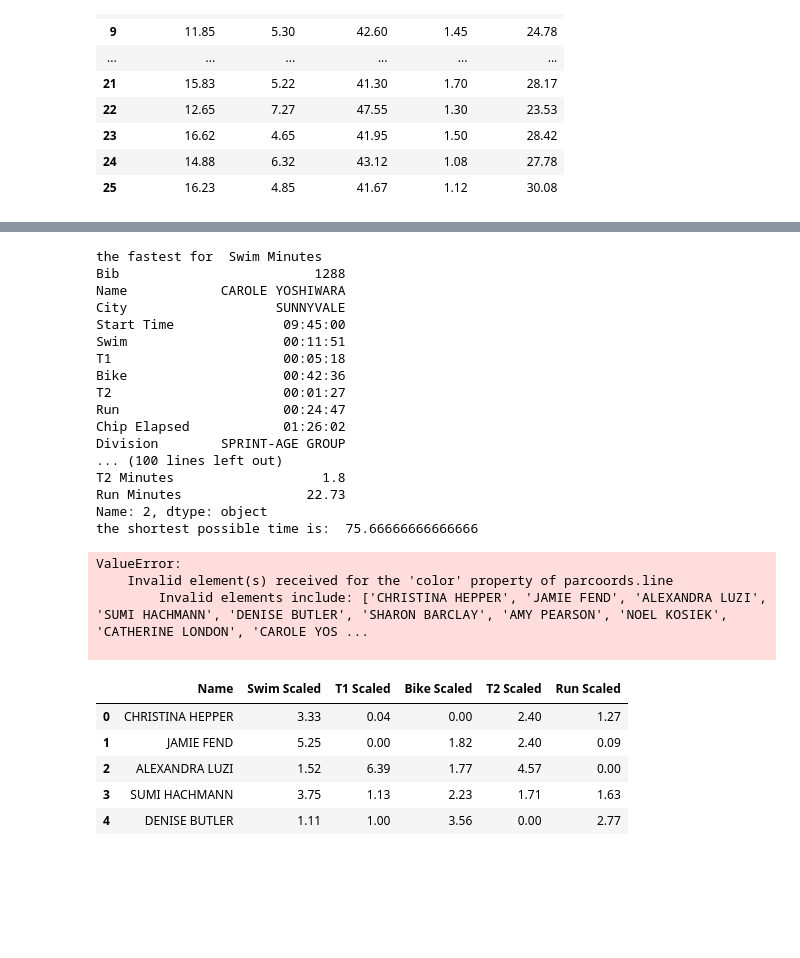
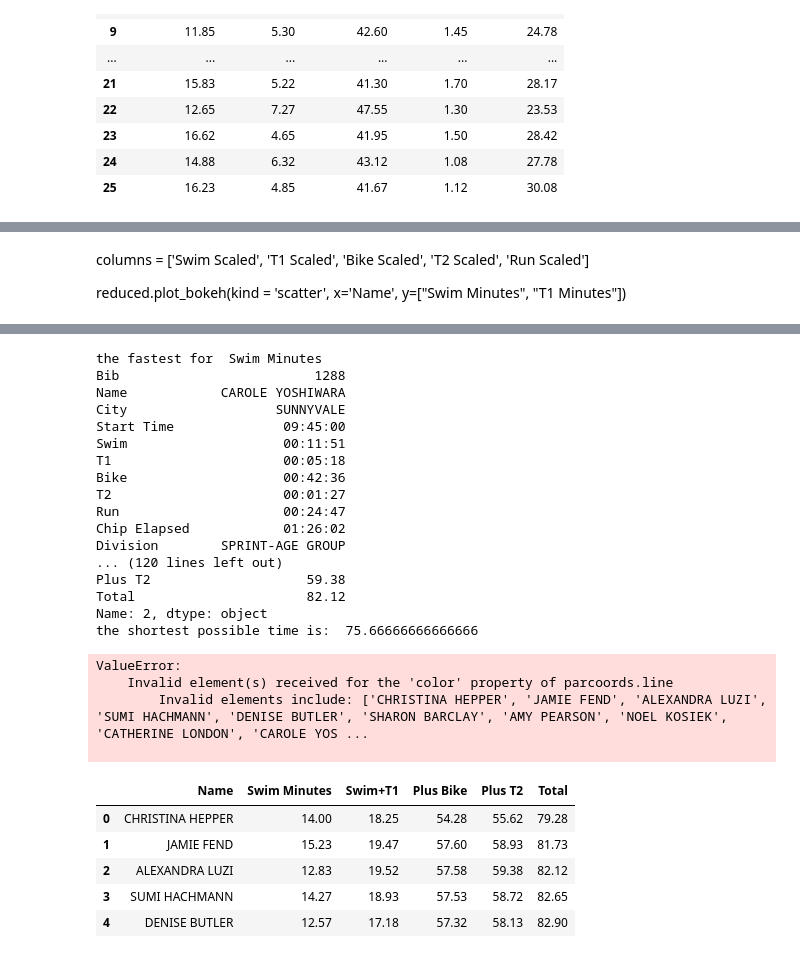
Before and after one commit to CBlumini/Triathalon_tracker, a Jupyter notebook: tri_analyzer.ipynb, the cells around one changed output, grey strips where cells are left out. Cells and saved outputs as stored; diff of their text form; code cells hidden in the pictures; blank space fills up the shorter version.

```diff
--- a/tri_analyzer.ipynb
+++ b/tri_analyzer.ipynb
@@ -84,6 +79,12 @@ data.describe()
 | 75% | 1219.00 | 91.00 | 46.00 | 19.00 | 15.15 | 5.75 | 41.93 | 1.86 | ... |
 | max | 1292.00 | 104.00 | 60.00 | 25.00 | 18.30 | 8.07 | 47.55 | 2.97 | ... |
 # %%
+data["Swim+T1"]=data["Swim Minutes"]+data["T1 Minutes"]
+data["Plus Bike"]=data["Swim+T1"]+data["Bike Minutes"]
+data["Plus T2"]=data["Plus Bike"]+data["T2 Minutes"]
+data["Total"]=data["Plus T2"]+data["Run Minutes"]
+
+
 data.head()
 # %% [output]
 |  | Bib | Name | City | Start Time | Swim | T1 | Bike | T2 | Run | Chip Elapsed | ... |
@@ -162,3 +164,9 @@ reduced.plot_bokeh(kind = 'scatter',
+# %% [markdown]
+columns = ['Swim Scaled', 'T1 Scaled', 'Bike Scaled', 'T2 Scaled', 'Run Scaled']
+
+reduced.plot_bokeh(kind = 'scatter',
+                  x='Name',
+                  y=["Swim Minutes", "T1 Minutes"])
 # %%
 #assign user variable
 user = "SAMANTHA DEWEES"
@@ -205,9 +213,9 @@ T2                      00:01:27
 Run                     00:24:47
 Chip Elapsed            01:26:02
 Division        SPRINT-AGE GROUP
-... (100 lines left out)
-T2 Minutes                   1.8
-Run Minutes                22.73
+... (120 lines left out)
+Plus T2                    59.38
+Total                      82.12
 Name: 2, dtype: object
 the shortest possible time is:  75.66666666666666
 # %%
@@ -230,15 +238,21 @@ ValueError:
 
 #print(shortestTime)
 # %%
-reduced2 = reduced.drop(reduced.columns[[0,2,3,4,5,6,7,8]], axis=1)
+data["Swim+T1"]=data["Swim Minutes"]+data["T1 Minutes"]
+data["Plus Bike"]=data["Swim+T1"]+data["Bike Minutes"]
+data["Plus T2"]=data["Plus Bike"]+data["T2 Minutes"]
+data["Total"]=data["Plus T2"]+data["Run Minutes"]
+
+
+reduced2 = data[["Name","Swim Minutes","Swim+T1","Plus Bike","Plus T2","Total"]]
 reduced2.head()
 # %% [output]
-|  | Name | Swim Scaled | T1 Scaled | Bike Scaled | T2 Scaled | Run Scaled |
-| 0 | CHRISTINA HEPPER | 3.33 | 0.04 | 0.00 | 2.40 | 1.27 |
-| 1 | JAMIE FEND | 5.25 | 0.00 | 1.82 | 2.40 | 0.09 |
-| 2 | ALEXANDRA LUZI | 1.52 | 6.39 | 1.77 | 4.57 | 0.00 |
-| 3 | SUMI HACHMANN | 3.75 | 1.13 | 2.23 | 1.71 | 1.63 |
-| 4 | DENISE BUTLER | 1.11 | 1.00 | 3.56 | 0.00 | 2.77 |
+|  | Name | Swim Minutes | Swim+T1 | Plus Bike | Plus T2 | Total |
+| 0 | CHRISTINA HEPPER | 14.00 | 18.25 | 54.28 | 55.62 | 79.28 |
+| 1 | JAMIE FEND | 15.23 | 19.47 | 57.60 | 58.93 | 81.73 |
+| 2 | ALEXANDRA LUZI | 12.83 | 19.52 | 57.58 | 59.38 | 82.12 |
+| 3 | SUMI HACHMANN | 14.27 | 18.93 | 57.53 | 58.72 | 82.65 |
+| 4 | DENISE BUTLER | 12.57 | 17.18 | 57.32 | 58.13 | 82.90 |
 # %%
 hvplot.parallel_coordinates(reduced2, "Name", width = 1280, height = 720)
 # %% [output]
```
Also changed, not shown: parts of 6 cells of this notebook.
